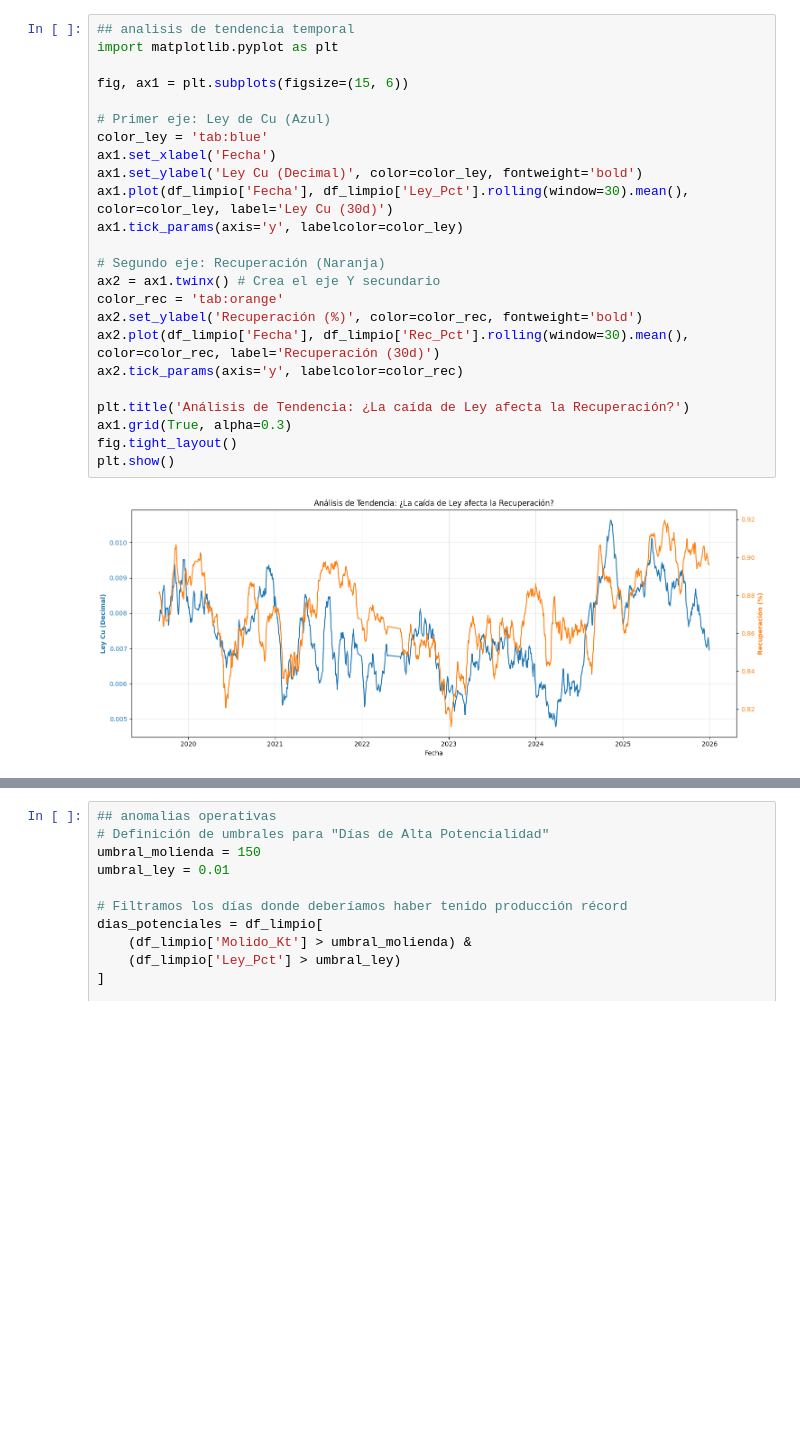
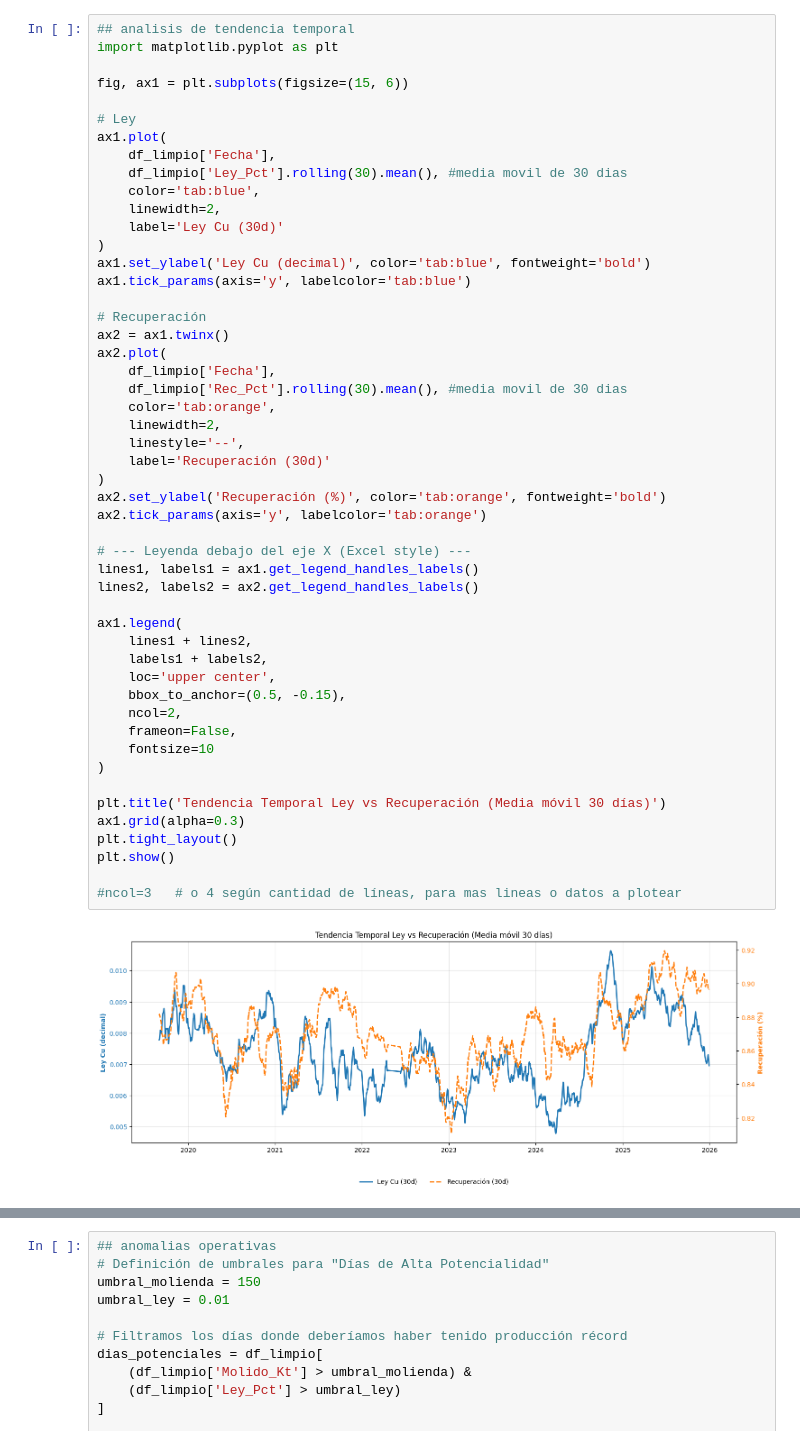
Before and after one commit to raultyv/Machine_learning, a Jupyter notebook: RF_plan_mensual.ipynb, the cells around one changed output, grey strips where cells are left out. Drawn from its saved outputs; the diff is of its cells as text; blank space fills up the shorter version.

```diff
--- a/RF_plan_mensual.ipynb
+++ b/RF_plan_mensual.ipynb
@@ -108,26 +205,52 @@ plt.show()
 # %%
 ## analisis de tendencia temporal
 import matplotlib.pyplot as plt
 
 fig, ax1 = plt.subplots(figsize=(15, 6))
 
-# Primer eje: Ley de Cu (Azul)
-color_ley = 'tab:blue'
-ax1.set_xlabel('Fecha')
-ax1.set_ylabel('Ley Cu (Decimal)', color=color_ley, fontweight='bold')
-ax1.plot(df_limpio['Fecha'], df_limpio['Ley_Pct'].rolling(window=30).mean(), color=color_ley, label='Ley Cu (30d)')
-ax1.tick_params(axis='y', labelcolor=color_ley)
+# Ley
+ax1.plot(
+    df_limpio['Fecha'],
+    df_limpio['Ley_Pct'].rolling(30).mean(), #media movil de 30 dias
+    color='tab:blue',
+    linewidth=2,
+    label='Ley Cu (30d)'
+)
+ax1.set_ylabel('Ley Cu (decimal)', color='tab:blue', fontweight='bold')
+ax1.tick_params(axis='y', labelcolor='tab:blue')
 
-# Segundo eje: Recuperación (Naranja)
-ax2 = ax1.twinx() # Crea el eje Y secundario
-color_rec = 'tab:orange'
-ax2.set_ylabel('Recuperación (%)', color=color_rec, fontweight='bold')
-ax2.plot(df_limpio['Fecha'], df_limpio['Rec_Pct'].rolling(window=30).mean(), color=color_rec, label='Recuperación (30d)')
-ax2.tick_params(axis='y', labelcolor=color_rec)
+# Recuperación
+ax2 = ax1.twinx()
+ax2.plot(
+    df_limpio['Fecha'],
+    df_limpio['Rec_Pct'].rolling(30).mean(), #media movil de 30 dias
+    color='tab:orange',
+    linewidth=2,
+    linestyle='--',
+    label='Recuperación (30d)'
+)
+ax2.set_ylabel('Recuperación (%)', color='tab:orange', fontweight='bold')
+ax2.tick_params(axis='y', labelcolor='tab:orange')
 
-plt.title('Análisis de Tendencia: ¿La caída de Ley afecta la Recuperación?')
-ax1.grid(True, alpha=0.3)
-fig.tight_layout()
+# --- Leyenda debajo del eje X (Excel style) ---
+lines1, labels1 = ax1.get_legend_handles_labels()
+lines2, labels2 = ax2.get_legend_handles_labels()
+
+ax1.legend(
+    lines1 + lines2,
+    labels1 + labels2,
+    loc='upper center',
+    bbox_to_anchor=(0.5, -0.15),
+    ncol=2,
+    frameon=False,
+    fontsize=10
+)
+
+plt.title('Tendencia Temporal Ley vs Recuperación (Media móvil 30 días)')
+ax1.grid(alpha=0.3)
+plt.tight_layout()
 plt.show()
+
+#ncol=3   # o 4 según cantidad de líneas, para mas lineas o datos a plotear
 # %% [output]
-[figure, old version]
+[figure, new version]
```
Also changed, not shown: parts of 35 cells of this notebook.
